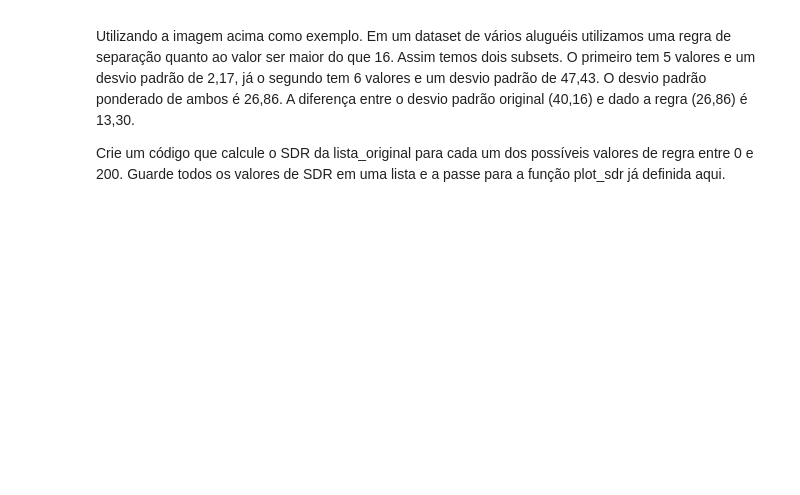
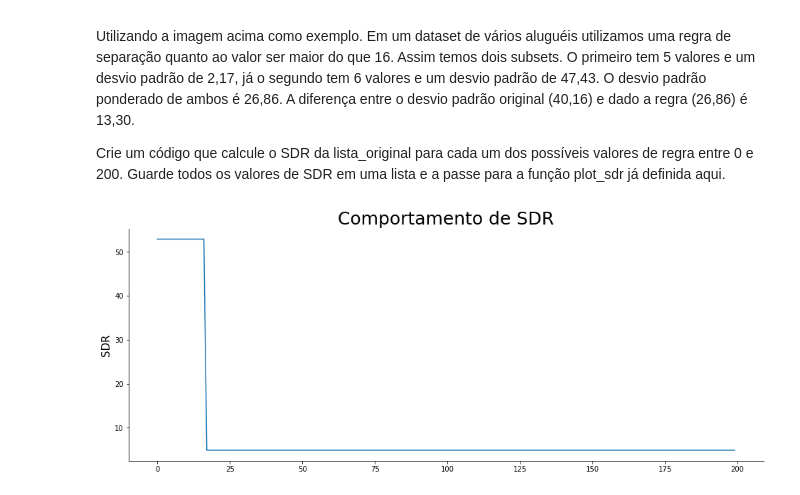
Before and after one commit to k3lvin-os/ferramentas-python, a Jupyter notebook: Semana01_exercicios.ipynb, the cells around one changed output. Cells and saved outputs as stored; diff of their text form; code cells hidden in the pictures; blank space fills up the shorter version.

```diff
--- a/Semana01_exercicios.ipynb
+++ b/Semana01_exercicios.ipynb
@@ -285,17 +285,31 @@ def plot_sdr(lista_de_sdr):
 # %%
 import math
 
 def variance(data, ddof = 0):
   n = len(data)
   mean = sum(data) / n
   return sum((x - mean) ** 2 for x in data) / (n - ddof)
 
 def sd(data, ddof = 0):
   return math.sqrt(variance(data, ddof))
 
-assert round(sd([15, 12, 10, 12, 15], 1), 2) == 2.17
+POPULATION_SD = 0
 
-assert round(sd([20, 35, 45, 150, 35, 45], 1), 2) == 47.43
+def get_sdr(data, rule):
+  sdr = []
 
-assert round(40.16 - 26.86, 2) == 13.30
-# SDR(T,X) = S(T) - S(T, X)
+  x_inside_rule = [x for x in data if rule(x)]
+  x_outside_rule = [x for x in data if not rule(x)]
+
+  s_t = sd(data, POPULATION_SD)
+
+  for x in data:
+    s_t_x = sd(x_inside_rule, POPULATION_SD) if x in x_inside_rule else sd(x_outside_rule, POPULATION_SD)
+    sdr.append(s_t - s_t_x)
+  return sdr
+
+numbers_0_200 = [x for x in range(0, 200)]
+sdr = get_sdr(numbers_0_200, lambda x: x > 16)
+plot_sdr(sdr)
+# %% [output]
+[figure, added]
```
